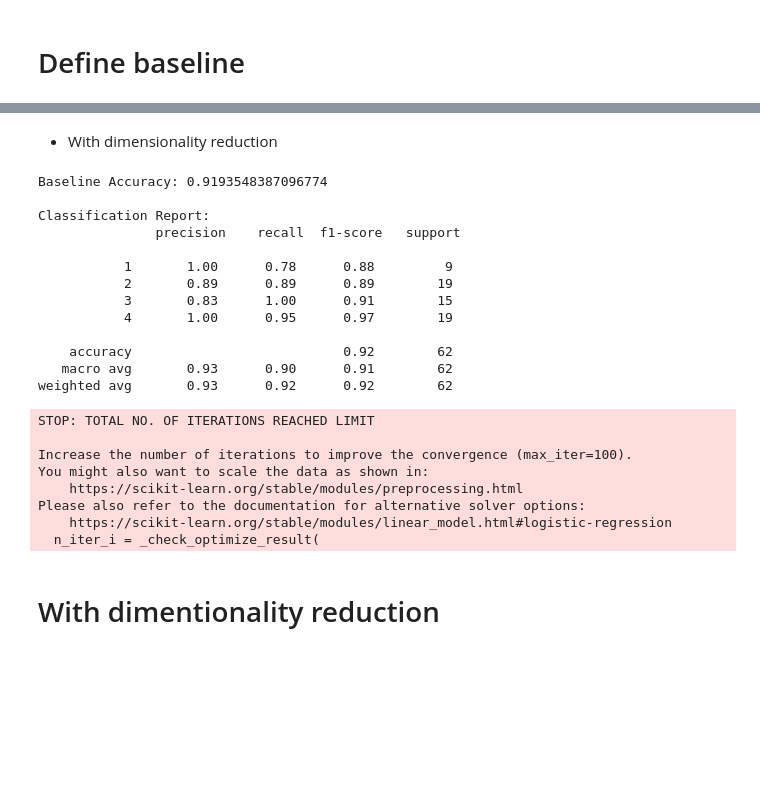
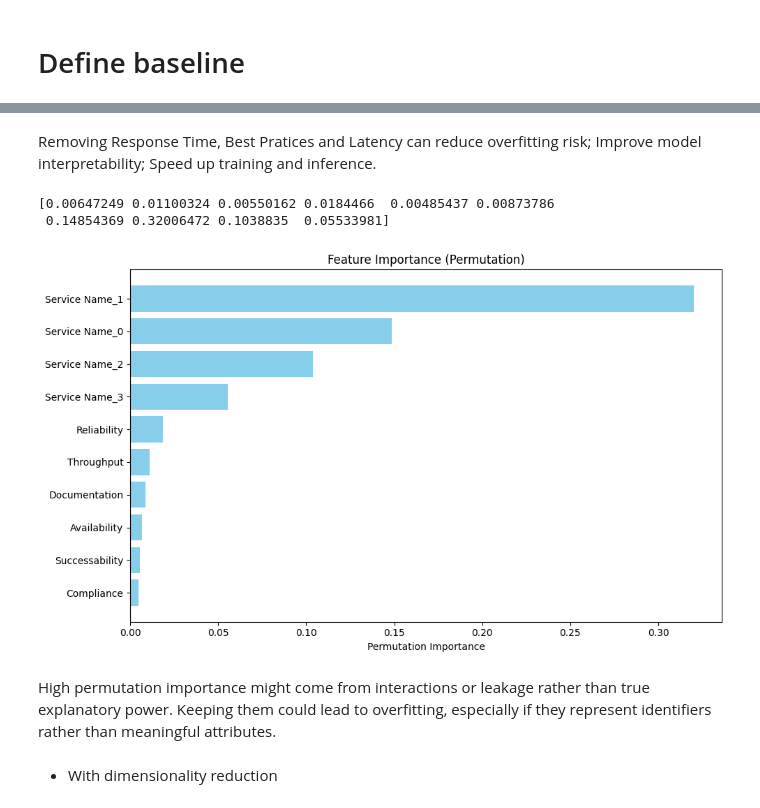
Before and after one commit to asaraiva08/ROUTE25, a Jupyter notebook: 11_1/ML_classification.ipynb, the cells around one changed output, grey strips where cells are left out. Saved outputs shown, nothing was run; the diff lists cells and outputs as text; code cells hidden in the pictures; blank space fills up the shorter version.

```diff
--- a/11_1/ML_classification.ipynb
+++ b/11_1/ML_classification.ipynb
@@ -76,3 +36,11 @@ model_scores = {}
+# %%
+
+file_path = os.path.join("data","processed_data.csv")
+
+df = pd.read_csv(file_path)
+
+X = df.drop(columns=['Class', 'WsRF', 'Latency', 'Best Practices', 'Response Time'])
+Y = df['Class']
 # %% [markdown]
 # Define baseline
 # %%
@@ -113,41 +105,33 @@ weighted avg       0.96      0.95      0.95        62
+# %% [markdown]
+Removing Response Time, Best Pratices and Latency can reduce overfitting risk; Improve model interpretability; Speed up training and inference.
+# %%
+result = permutation_importance(baseline_model, X_rest, Y_rest, n_repeats=10, random_state=42)
+print(result.importances_mean)
+
+
+# Feature names and importance values
+importances = result.importances_mean
+features = X_rest.columns
+
+# Create DataFrame for sorting
+df = pd.DataFrame({'Feature': features, 'Importance': importances})
+df_sorted = df.sort_values(by='Importance', ascending=False)
+
+# Plot
+plt.figure(figsize=(10, 6))
+plt.barh(df_sorted['Feature'], df_sorted['Importance'], color='skyblue')
+plt.xlabel('Permutation Importance')
+plt.title('Feature Importance (Permutation)')
+plt.gca().invert_yaxis()  # Highest importance at top
+plt.axvline(0, color='gray', linewidth=0.8)
+plt.tight_layout()
+plt.show()
+# %% [output]
+[0.00647249 0.01100324 0.00550162 0.0184466  0.00485437 0.00873786
+ 0.14854369 0.32006472 0.1038835  0.05533981]
+[figure, added]
+# %% [markdown]
+High permutation importance might come from interactions or leakage rather than true explanatory power.
+Keeping them could lead to overfitting, especially if they represent identifiers rather than meaningful attributes.
 # %% [markdown]
 - With dimensionality reduction
-# %%
-umap_model = umap.UMAP(n_components=2, random_state=42)
-X_umap = umap_model.fit_transform(X)
-
-X_rest, X_test, Y_rest, Y_test = train_test_split(X_umap,Y, test_size=0.15, random_state=42)
-X_train, X_val, Y_train, Y_val = train_test_split(X_rest,Y_rest, test_size=0.2, random_state=42)
-
-baseline_model.fit(X_train, Y_train)
-
-# 4. Predict on test set
-y_pred = baseline_model.predict(X_val)
-
-# 5. Evaluate performance
-print("Baseline Accuracy:", accuracy_score(Y_val, y_pred))
-print("\nClassification Report:\n", classification_report(Y_val, y_pred))
-# %% [output]
-Baseline Accuracy: 0.9193548387096774
-
-Classification Report:
-               precision    recall  f1-score   support
-
-           1       1.00      0.78      0.88         9
-           2       0.89      0.89      0.89        19
-           3       0.83      1.00      0.91        15
-           4       1.00      0.95      0.97        19
-
-    accuracy                           0.92        62
-   macro avg       0.93      0.90      0.91        62
-weighted avg       0.93      0.92      0.92        62
-STOP: TOTAL NO. OF ITERATIONS REACHED LIMIT
-
-Increase the number of iterations to improve the convergence (max_iter=100).
-You might also want to scale the data as shown in:
-    https://scikit-learn.org/stable/modules/preprocessing.html
-Please also refer to the documentation for alternative solver options:
-    https://scikit-learn.org/stable/modules/linear_model.html#logistic-regression
-  n_iter_i = _check_optimize_result(
-# %% [markdown]
-# With dimentionality reduction
```
Also changed, not shown: parts of 48 cells of this notebook, 5 other files.
